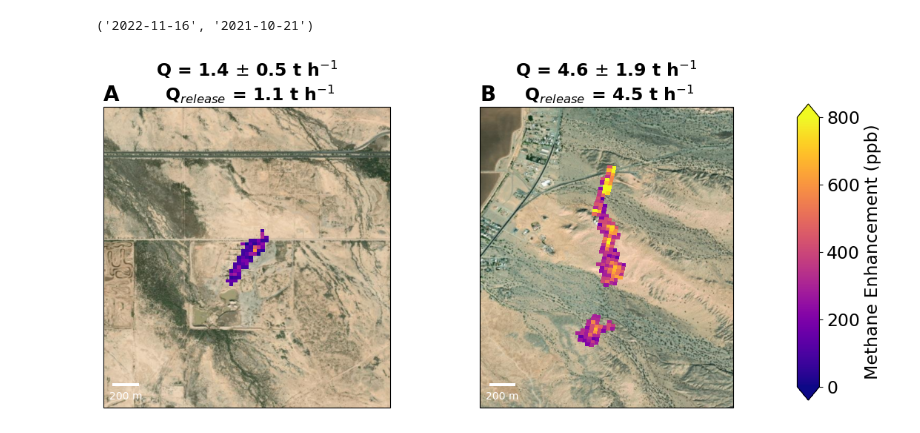
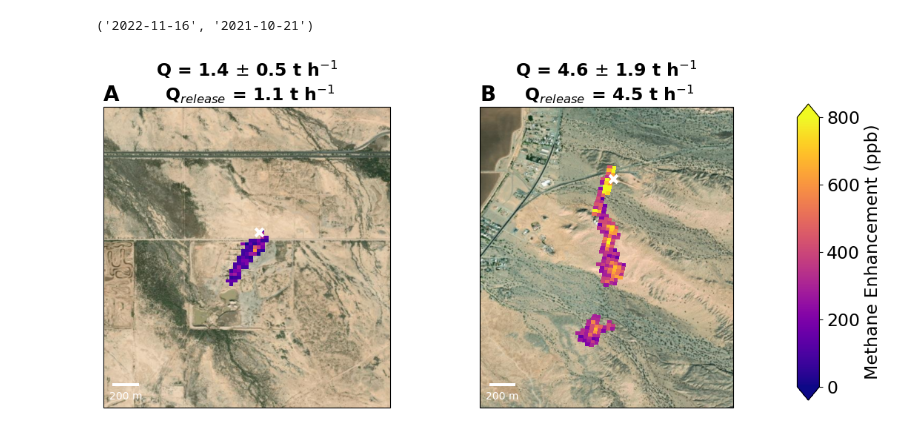
Before and after one commit to zxdawn/Hyper-Landfill, a Jupyter notebook: notebooks/control_release.ipynb, the cells around one changed output. Cells and saved outputs as stored; diff of their text form; code cells hidden in the pictures.

```diff
--- a/notebooks/control_release.ipynb
+++ b/notebooks/control_release.ipynb
@@ -102,34 +102,38 @@ cx.add_basemap(ax, crs=ccrs.PlateCarree(), source=cx.providers.Esri.WorldImagery
 ax.texts[0].remove()
 
 # add colorbar
 cax = fig.add_axes([1, 0.05, 0.03, 0.8])
 cb = fig.colorbar(m, cax=cax, extend='both', orientation="vertical")
 cb.ax.tick_params(labelsize=17)
 cb.ax.set_ylabel('Methane Enhancement (ppb)', fontsize=17)
 
 points = gpd.GeoSeries(
     [Point(lon_min, lat_min), Point(lon_min-1, lat_min)], crs=4326
 )  # Geographic WGS 84 - degrees
 points = points.to_crs(crs)  # Projected WGS 84 - meters
 distance_meters = points[0].distance(points[1])
 
 scalebar = ScaleBar(distance_meters, location='lower left', pad=0.05, border_pad=0.5, frameon=False, color='white')
 ax.add_artist(scalebar)
 
 emission_str = f"{(df_2['emission']/1e3).round(1).item()} $\pm$ {(df_2['emission_uncertainty']/1e3).round(1).item()} t h$^{{-1}}$"
 ax.set_title('Q = '+ emission_str + '\n Q$_{{release}}$ = 4.5 t h$^{{-1}}$')
 
 fig.tight_layout()
 
 for n, ax in enumerate(axs):
     # plot wind quivers
     ax.text(0, 1.02, string.ascii_uppercase[n],
             transform=ax.transAxes,
             size=20, weight='bold')
 
+
+axs[0].scatter(-111.7857730, 32.8218205, marker='x', c='w', s=60, linewidth=3)
+axs[1].scatter(-114.489150, 33.630645, marker='x', c='w', s=60, linewidth=3)
+
 fig.savefig('../figures/control_release.pdf', bbox_inches='tight')
 # %% [output]
-[figure, old version]
+[figure, new version]
 # %%
 utm_zone = CRS.from_epsg(da_1.rio.crs.to_epsg()).to_dict()['zone']
 crs = ccrs.UTM(zone=utm_zone, southern_hemisphere=True)
```
Also changed, not shown: parts of 1 cell of this notebook.
